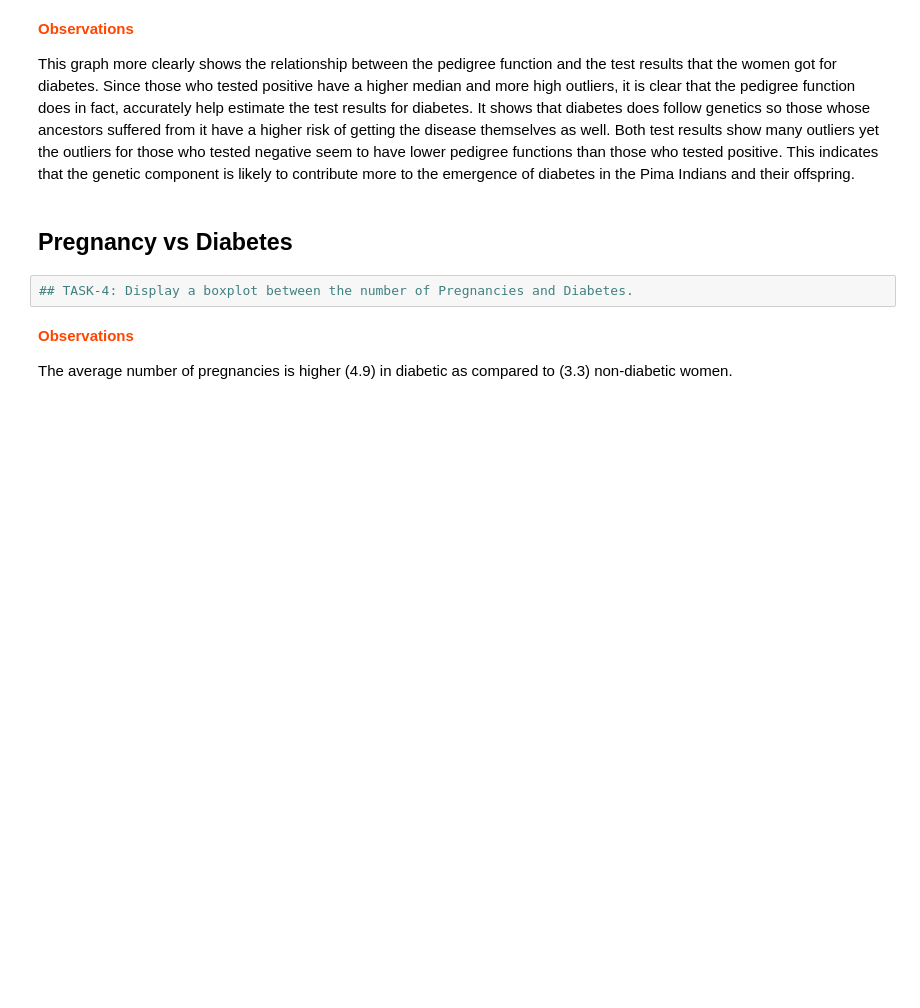
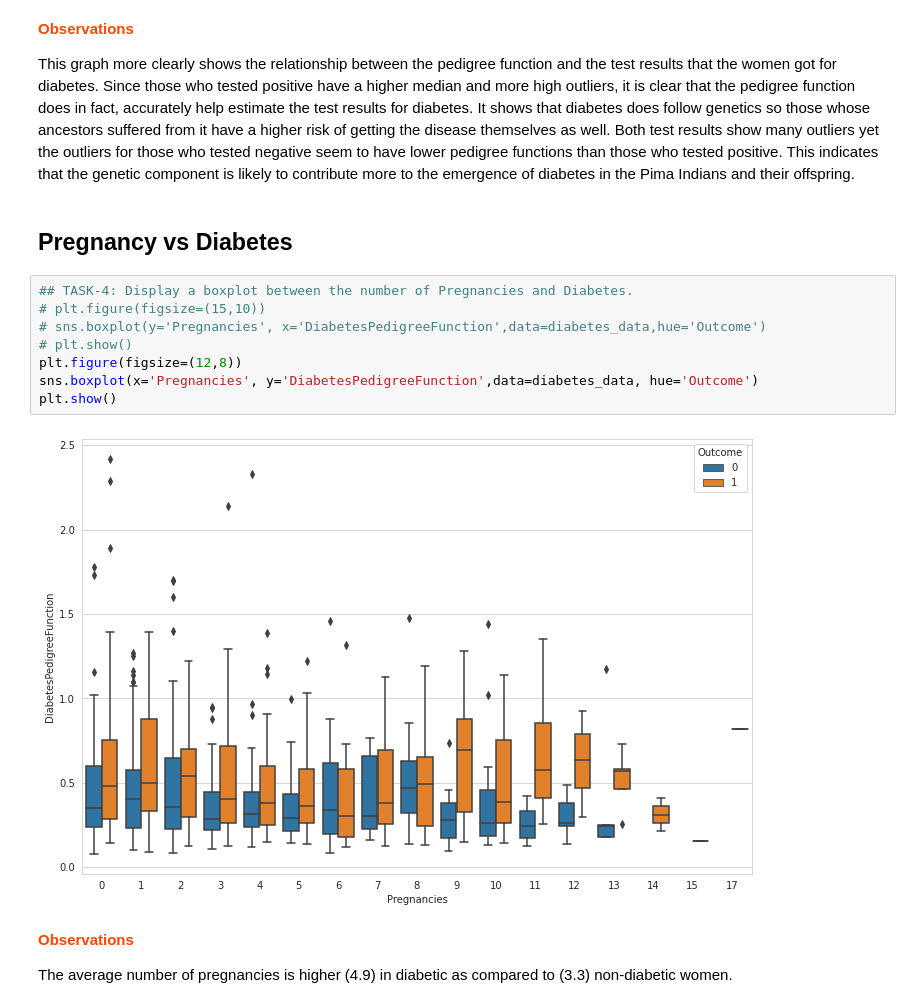
Before and after one commit to shireeshareddy187/fmml2021, a Jupyter notebook: Project_FMML_CLF1.ipynb, the cells around one changed output. Cells and saved outputs as stored; diff of their text form; blank space fills up the shorter version.

```diff
--- a/Project_FMML_CLF1.ipynb
+++ b/Project_FMML_CLF1.ipynb
@@ -175,8 +194,16 @@ BMI might be higher for women who have had more numbers of pregnancies as well a
 This graph more clearly shows the relationship between the pedigree function and the test results that the women got for diabetes. Since those who tested positive have a higher median and more high outliers, it is clear that the pedigree function does in fact, accurately help estimate the test results for diabetes. It shows that diabetes does follow genetics so those whose ancestors suffered from it have a higher risk of getting the disease themselves as well. Both test results show many outliers yet the outliers for those who tested negative seem to have lower pedigree functions than those who tested positive. This indicates that the genetic component is likely to contribute more to the emergence of diabetes in the Pima Indians and their offspring.
 # %% [markdown]
 ## Pregnancy vs Diabetes
-# %%
-## TASK-4: Display a boxplot between the number of Pregnancies and Diabetes.
+# %%
+## TASK-4: Display a boxplot between the number of Pregnancies and Diabetes.
+# plt.figure(figsize=(15,10))
+# sns.boxplot(y='Pregnancies', x='DiabetesPedigreeFunction',data=diabetes_data,hue='Outcome')
+# plt.show()
+plt.figure(figsize=(12,8))
+sns.boxplot(x='Pregnancies', y='DiabetesPedigreeFunction',data=diabetes_data, hue='Outcome')
+plt.show()
+# %% [output]
+[figure, added]
 # %% [markdown]
 <p style="font-weight: bold;color:#FF4500"><b>Observations</b></p>
 
```
Also changed, not shown: parts of 5 cells of this notebook.
